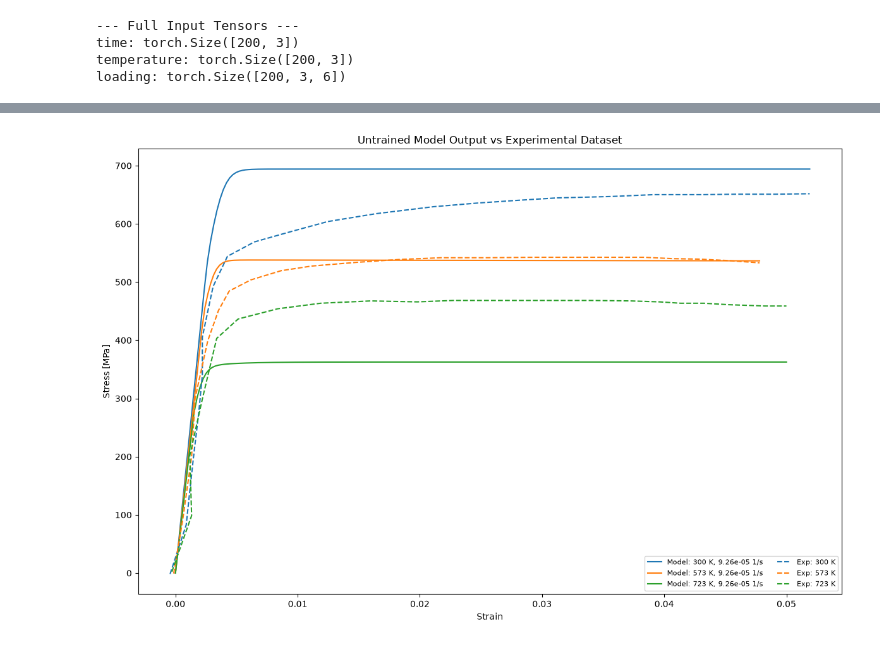
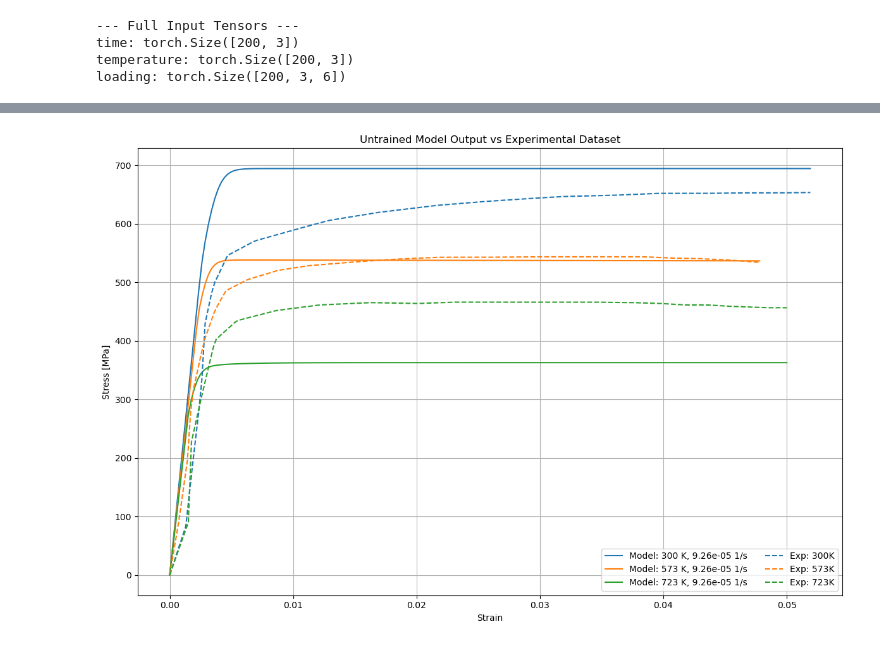
Before and after one commit to ColinMG2/neml2, a Jupyter notebook: cmg_projects/eurofer97_deterministic.ipynb, the cells around one changed output, grey strips where cells are left out. Drawn from its saved outputs; the diff is of its cells as text; code cells hidden in the pictures.

```diff
--- a/cmg_projects/eurofer97_deterministic.ipynb
+++ b/cmg_projects/eurofer97_deterministic.ipynb
@@ -771,25 +819,31 @@ torch.Size([200, 3, 1])
 # %%
 plt.figure(figsize=(12, 8))
 for i, (T, rate) in enumerate(batch_conditions):
     batch_label = f"{T} K, {rate:.2e} 1/s"
     plt.plot(
         loading[:, i, 0].cpu().numpy(),
         stress[:, i, 0].cpu().numpy(),
         color=f"C{i}",
         label=f"Model: {batch_label}",
     )
-for T in exp_temps:
-    df_T = by_temp.get_group(T)
-    plt.plot(df_T["x"], df_T["y"], "--", label=f"Exp: {T} K")
+for i, (T, rate) in enumerate(batch_conditions):
+    plt.plot(
+        exp_strain_data[:, i, 0].cpu().numpy(),
+        exp_stress_data[:, i, 0].cpu().numpy(),
+        "--",
+        color=f"C{i}",
+        label=f"Exp: {T}K",
+    )
 
-plt.legend(loc="lower right", fontsize=8, ncol=2)
+plt.legend(loc="lower right", fontsize=10, ncol=2)
 plt.xlabel("Strain")
 plt.ylabel("Stress [MPa]")
 plt.title("Untrained Model Output vs Experimental Dataset")
+plt.grid()
 plt.tight_layout()
 plt.show()
 # %% [output]
-[figure, old version]
+[figure, new version]
 # %%
 initial_params = {}
 print("--- Before Reparametrization ---")
```
Also changed, not shown: parts of 13 cells of this notebook, 1 other file.
